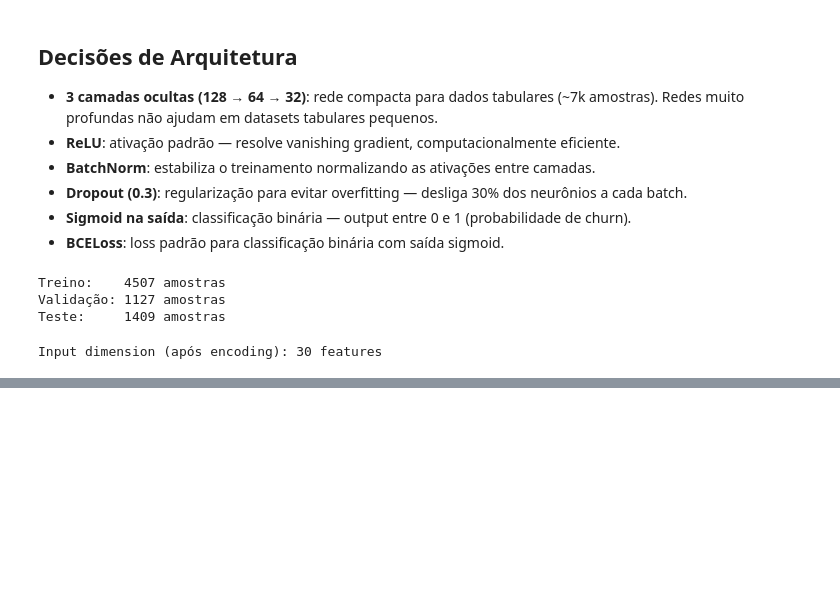
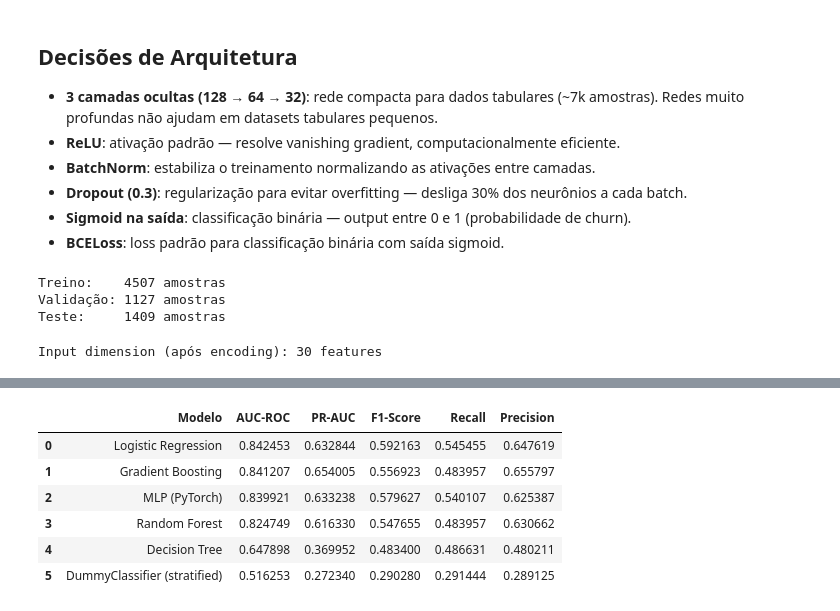
Before and after one commit to GuiCass/Tech-Challenge-Fase1, a Jupyter notebook: notebooks/mlp_pytorch.ipynb, the cells around one changed output, grey strips where cells are left out. Drawn from its saved outputs; the diff is of its cells as text; code cells hidden in the pictures; blank space fills up the shorter version.

Commit message:
Adicição de tabela comparativa com 5 métricas em todos os modelos.

```diff
--- a/notebooks/mlp_pytorch.ipynb
+++ b/notebooks/mlp_pytorch.ipynb
@@ -341,0 +361,39 @@ for name, clf in all_sklearn_models.items():
+# %%
+# --- Tabela comparativa ---
+comparison = []
+
+# Adicionar MLP
+comparison.append({
+    'Modelo': 'MLP (PyTorch)',
+    'AUC-ROC': roc_auc_score(y_test, y_test_proba_mlp),
+    'PR-AUC': average_precision_score(y_test, y_test_proba_mlp),
+    'F1-Score': f1_score(y_test, y_test_pred_mlp),
+    'Recall': recall_score(y_test, y_test_pred_mlp),
+    'Precision': precision_score(y_test, y_test_pred_mlp),
+})
+
+# Adicionar sklearn models
+for name, metrics in sklearn_results.items():
+    comparison.append({
+        'Modelo': name,
+        'AUC-ROC': metrics['auc_roc'],
+        'PR-AUC': metrics['pr_auc'],
+        'F1-Score': metrics['f1'],
+        'Recall': metrics['recall'],
+        'Precision': metrics['precision'],
+    })
+
+comparison_df = pd.DataFrame(comparison).sort_values('AUC-ROC', ascending=False)
+comparison_df = comparison_df.reset_index(drop=True)
+comparison_df.style.highlight_max(
+    subset=['AUC-ROC', 'PR-AUC', 'F1-Score', 'Recall', 'Precision'],
+    color='lightgreen'
+)
+# %% [output]
+|  | Modelo | AUC-ROC | PR-AUC | F1-Score | Recall | Precision |
+| 0 | Logistic Regression | 0.842453 | 0.632844 | 0.592163 | 0.545455 | 0.647619 |
+| 1 | Gradient Boosting | 0.841207 | 0.654005 | 0.556923 | 0.483957 | 0.655797 |
+| 2 | MLP (PyTorch) | 0.839921 | 0.633238 | 0.579627 | 0.540107 | 0.625387 |
+| 3 | Random Forest | 0.824749 | 0.616330 | 0.547655 | 0.483957 | 0.630662 |
+| 4 | Decision Tree | 0.647898 | 0.369952 | 0.483400 | 0.486631 | 0.480211 |
+| 5 | DummyClassifier (stratified) | 0.516253 | 0.272340 | 0.290280 | 0.291444 | 0.289125 |
```
Also changed, not shown: parts of 5 cells of this notebook.
